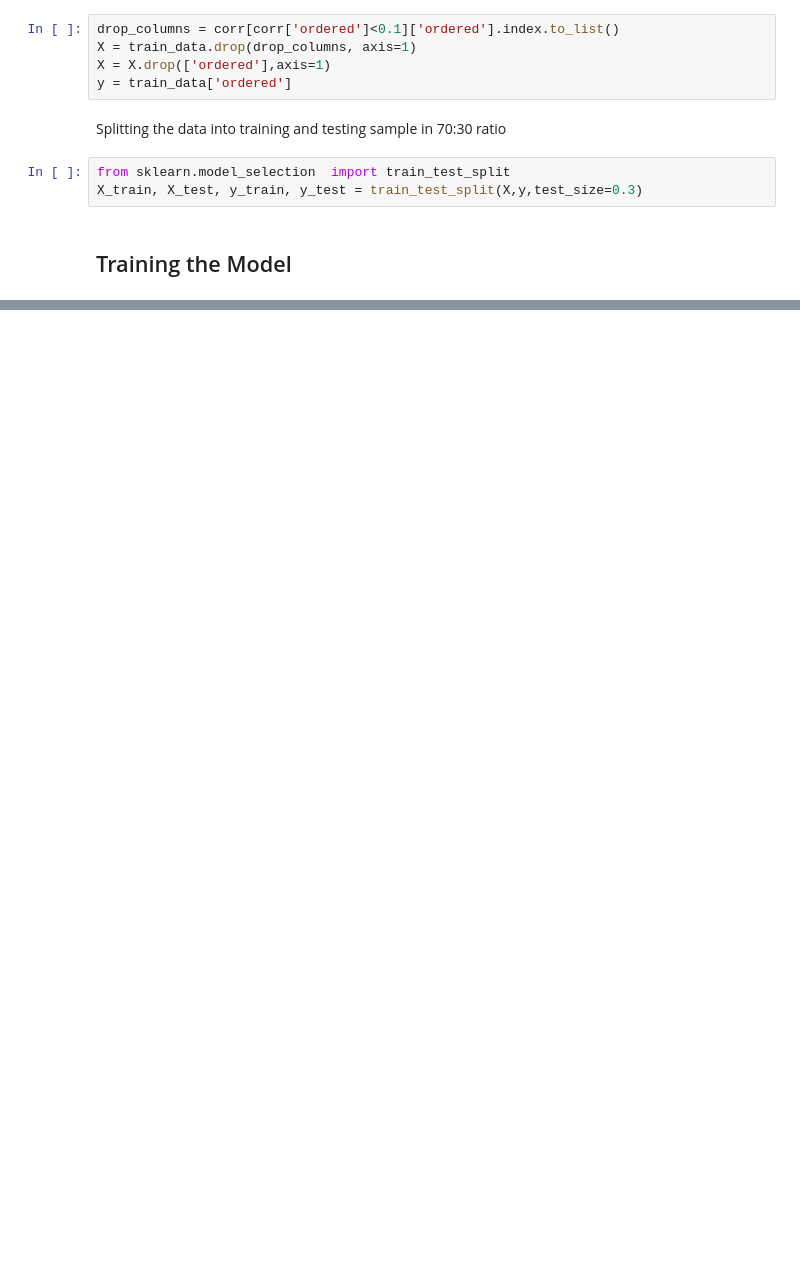
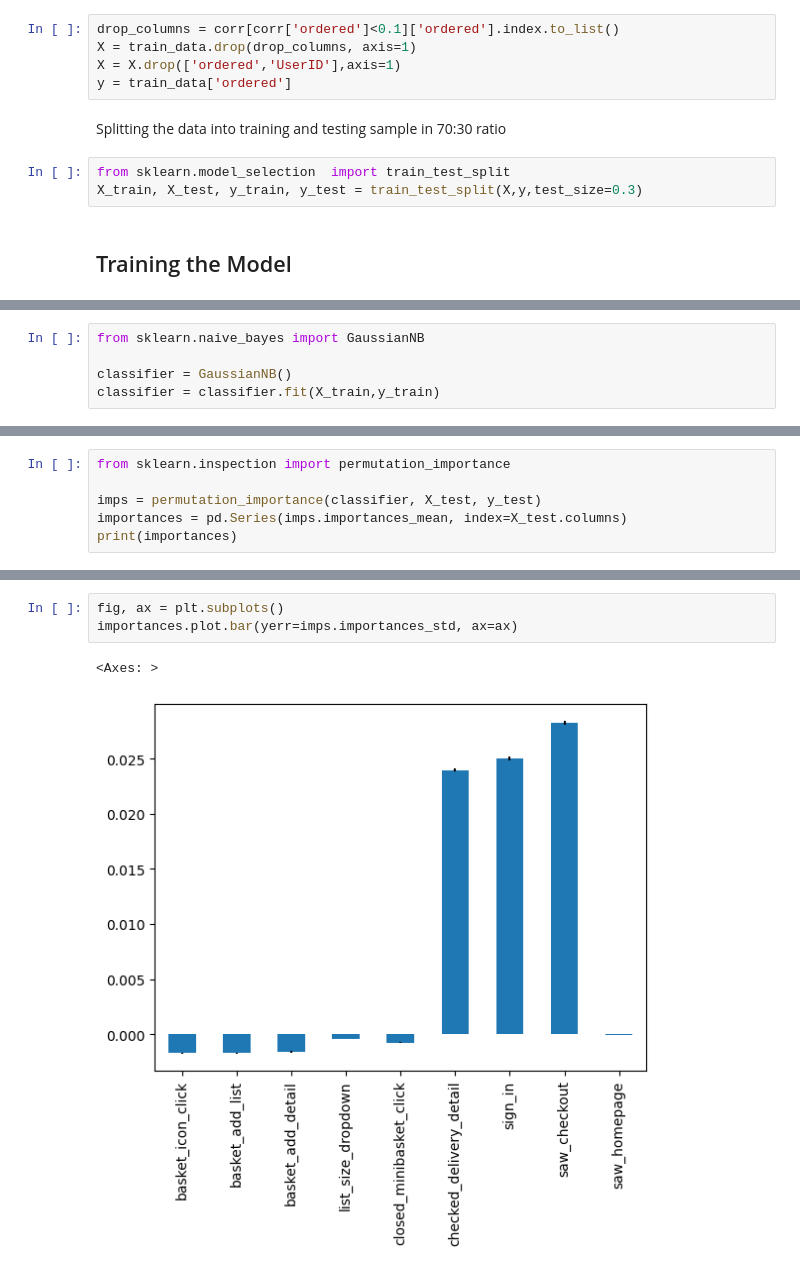
Before and after one commit to anirudhsharmaiitb/Applications-of-algorithms, a Jupyter notebook: Propensity Models/Propensity models.ipynb, the cells around one changed output, grey strips where cells are left out. Saved outputs shown, nothing was run; the diff lists cells and outputs as text; blank space fills up the shorter version.

```diff
--- a/Propensity Models/Propensity models.ipynb
+++ b/Propensity Models/Propensity models.ipynb
@@ -139,7 +138,7 @@ Lets remove predictors that have a less than 10% correlation
 # %%
 drop_columns = corr[corr['ordered']<0.1]['ordered'].index.to_list()
 X = train_data.drop(drop_columns, axis=1)
-X = X.drop(['ordered'],axis=1)
+X = X.drop(['ordered','UserID'],axis=1)
 y = train_data['ordered']
 # %% [markdown]
 Splitting the data into training and testing sample in 70:30 ratio
@@ -153,0 +150,5 @@ X_train, X_test, y_train, y_test = train_test_split(X,y,test_size=0.3)
+# %%
+from sklearn.naive_bayes import GaussianNB
+
+classifier = GaussianNB()
+classifier = classifier.fit(X_train,y_train)
@@ -153,0 +187,6 @@ X_train, X_test, y_train, y_test = train_test_split(X,y,test_size=0.3)
+# %%
+from sklearn.inspection import permutation_importance
+
+imps = permutation_importance(classifier, X_test, y_test)
+importances = pd.Series(imps.importances_mean, index=X_test.columns)
+print(importances)
@@ -153,0 +204,6 @@ X_train, X_test, y_train, y_test = train_test_split(X,y,test_size=0.3)
+# %%
+fig, ax = plt.subplots()
+importances.plot.bar(yerr=imps.importances_std, ax=ax)
+# %% [output]
+<Axes: >
+[figure, added]
```
Also changed, not shown: parts of 12 cells of this notebook, 2 other files.
